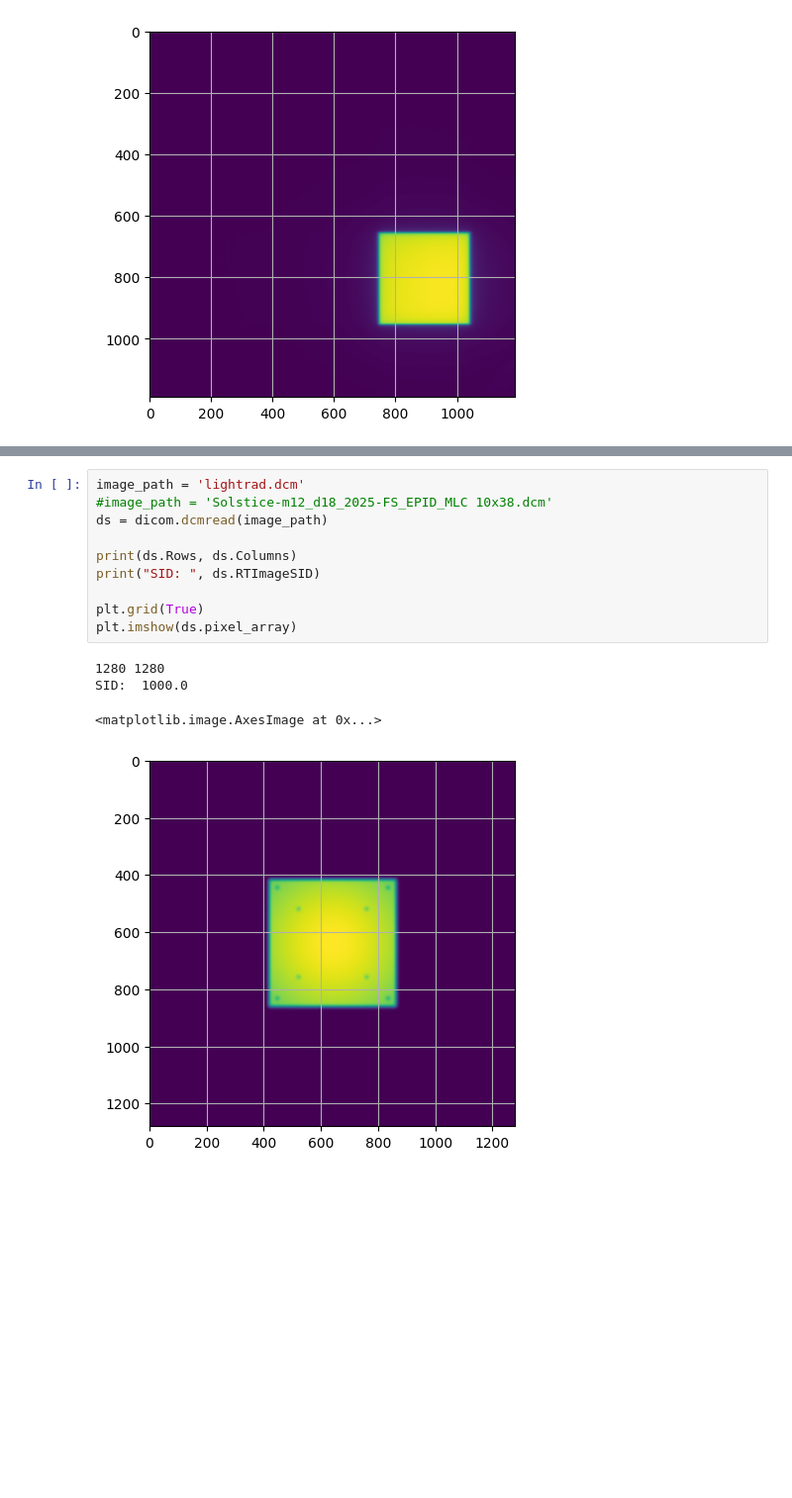
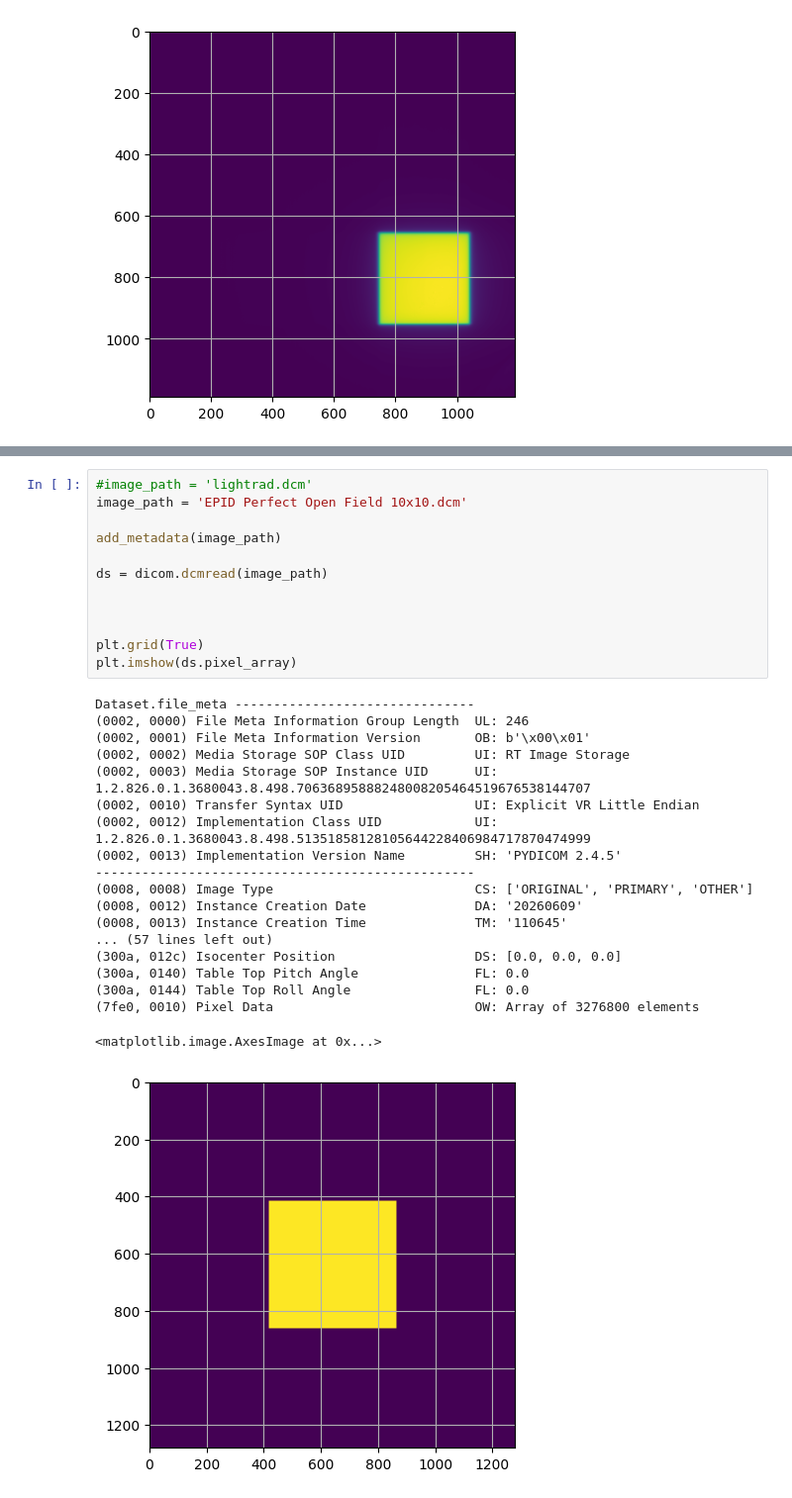
Before and after one commit to crcrewso/FauxPID, a Jupyter notebook: viewDCM.ipynb, the cells around one changed output, grey strips where cells are left out. Shown at 99% size. Drawn from its saved outputs; the diff is of its cells as text; blank space fills up the shorter version.

Commit message:
Added metadata function + cleanup

```diff
--- a/viewDCM.ipynb
+++ b/viewDCM.ipynb
@@ -41,15 +109,32 @@ SID:  999.977835626138
 # %%
-image_path = 'lightrad.dcm'
-#image_path = 'Solstice-m12_d18_2025-FS_EPID_MLC 10x38.dcm'
+#image_path = 'lightrad.dcm'
+image_path = 'EPID Perfect Open Field 10x10.dcm'
+
+add_metadata(image_path)
+
 ds = dicom.dcmread(image_path)
 
-print(ds.Rows, ds.Columns)
-print("SID: ", ds.RTImageSID)
+
 
 plt.grid(True)
 plt.imshow(ds.pixel_array)
 # %% [output]
-1280 1280
-SID:  1000.0
+Dataset.file_meta -------------------------------
+(0002, 0000) File Meta Information Group Length  UL: 246
+(0002, 0001) File Meta Information Version       OB: b'\x00\x01'
+(0002, 0002) Media Storage SOP Class UID         UI: RT Image Storage
+(0002, 0003) Media Storage SOP Instance UID      UI: 1.2.826.0.1.3680043.8.498.70636895888248008205464519676538144707
+(0002, 0010) Transfer Syntax UID                 UI: Explicit VR Little Endian
+(0002, 0012) Implementation Class UID            UI: 1.2.826.0.1.3680043.8.498.51351858128105644228406984717870474999
+(0002, 0013) Implementation Version Name         SH: 'PYDICOM 2.4.5'
+-------------------------------------------------
+(0008, 0008) Image Type                          CS: ['ORIGINAL', 'PRIMARY', 'OTHER']
+(0008, 0012) Instance Creation Date              DA: '20260609'
+(0008, 0013) Instance Creation Time              TM: '110645'
+... (57 lines left out)
+(300a, 012c) Isocenter Position                  DS: [0.0, 0.0, 0.0]
+(300a, 0140) Table Top Pitch Angle               FL: 0.0
+(300a, 0144) Table Top Roll Angle                FL: 0.0
+(7fe0, 0010) Pixel Data                          OW: Array of 3276800 elements
 <matplotlib.image.AxesImage at 0x...>
-[figure, old version]
+[figure, new version]
```
Also changed, not shown: parts of 3 cells of this notebook, 8 other files.
